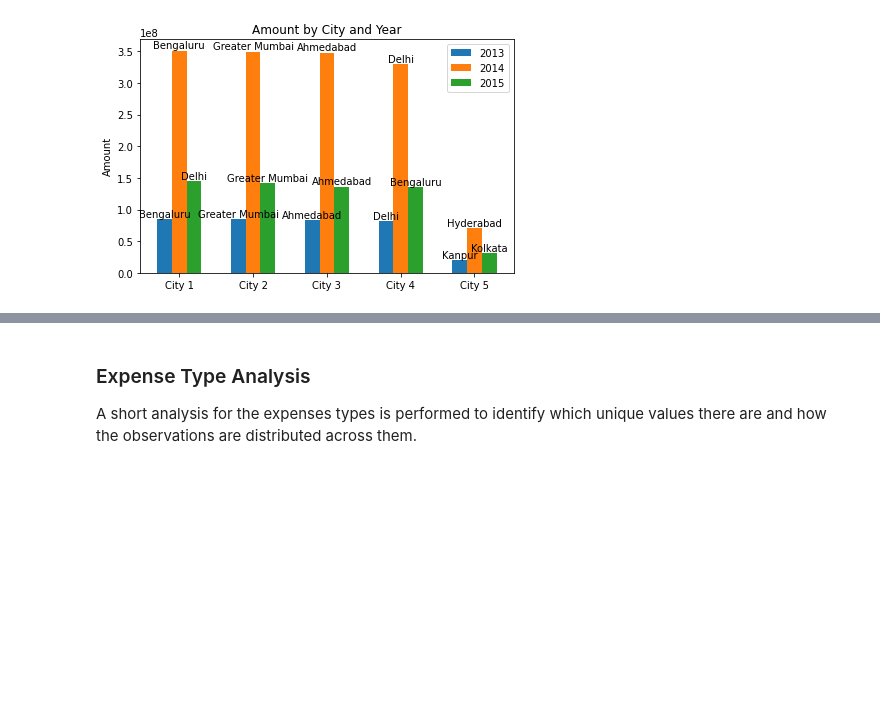
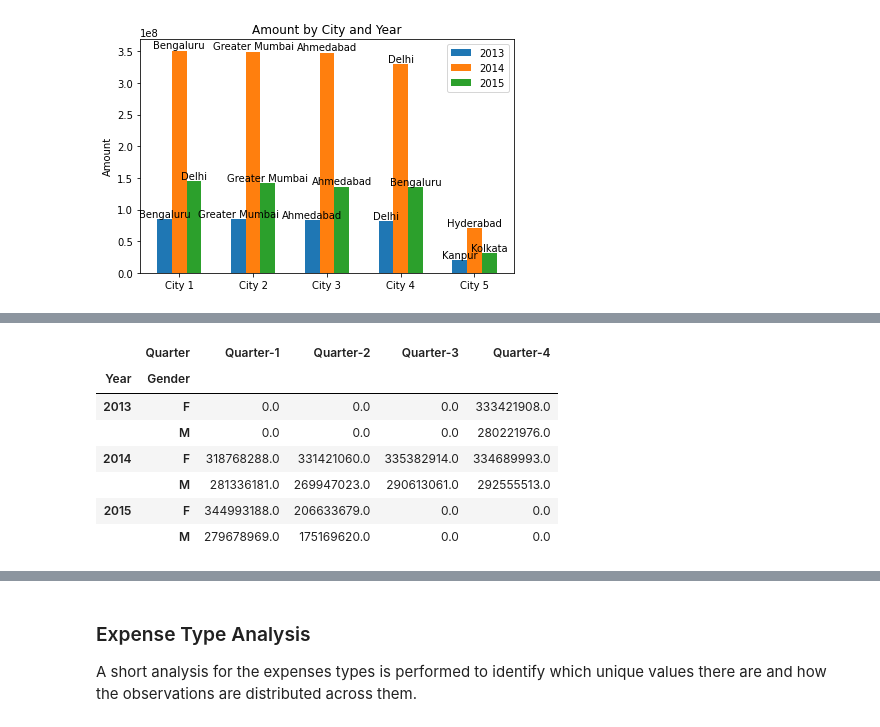
Before and after one commit to LaloLoop/prog8420-egs-solutions, a Jupyter notebook: bank-transactions-analysis/bank-transaction.ipynb, the cells around one changed output, grey strips where cells are left out. Drawn from its saved outputs; the diff is of its cells as text; code cells hidden in the pictures; blank space fills up the shorter version.

```diff
--- a/bank-transactions-analysis/bank-transaction.ipynb
+++ b/bank-transactions-analysis/bank-transaction.ipynb
@@ -147,0 +176,13 @@ This section explores the expenses made by gender.
+# %%
+pivot_all = bank_data.pivot_table(values='Amount', index=['Year', 'Gender'], columns=['Quarter'], aggfunc={'Amount': np.sum}).fillna(0)
+
+pivot_all
+# %% [output]
+|  | Quarter | Quarter-1 | Quarter-2 | Quarter-3 | Quarter-4 |
+| Year | Gender |  |  |  |  |
+| 2013 | F | 0.0 | 0.0 | 0.0 | 333421908.0 |
+|  | M | 0.0 | 0.0 | 0.0 | 280221976.0 |
+| 2014 | F | 318768288.0 | 331421060.0 | 335382914.0 | 334689993.0 |
+|  | M | 281336181.0 | 269947023.0 | 290613061.0 | 292555513.0 |
+| 2015 | F | 344993188.0 | 206633679.0 | 0.0 | 0.0 |
+|  | M | 279678969.0 | 175169620.0 | 0.0 | 0.0 |
```
Also changed, not shown: parts of 6 cells of this notebook.
